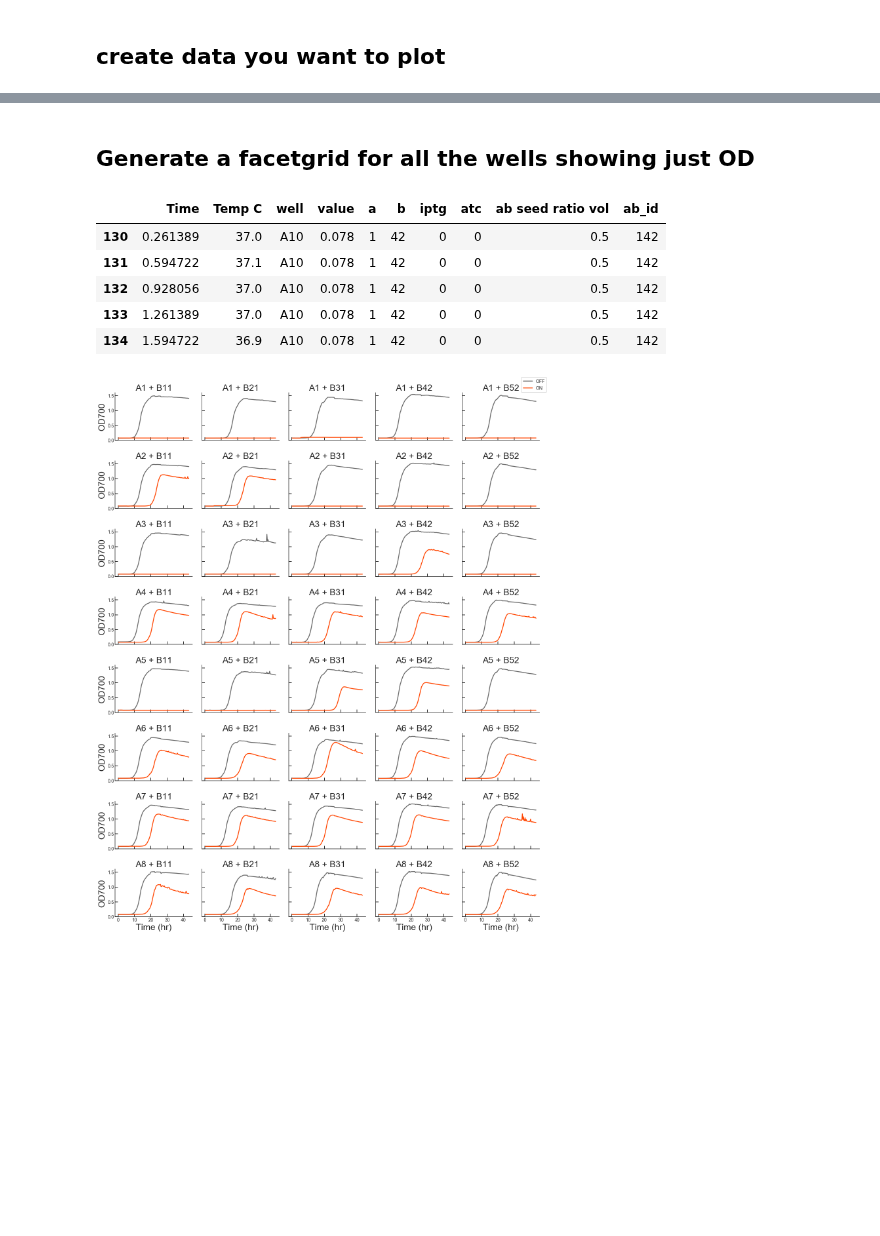
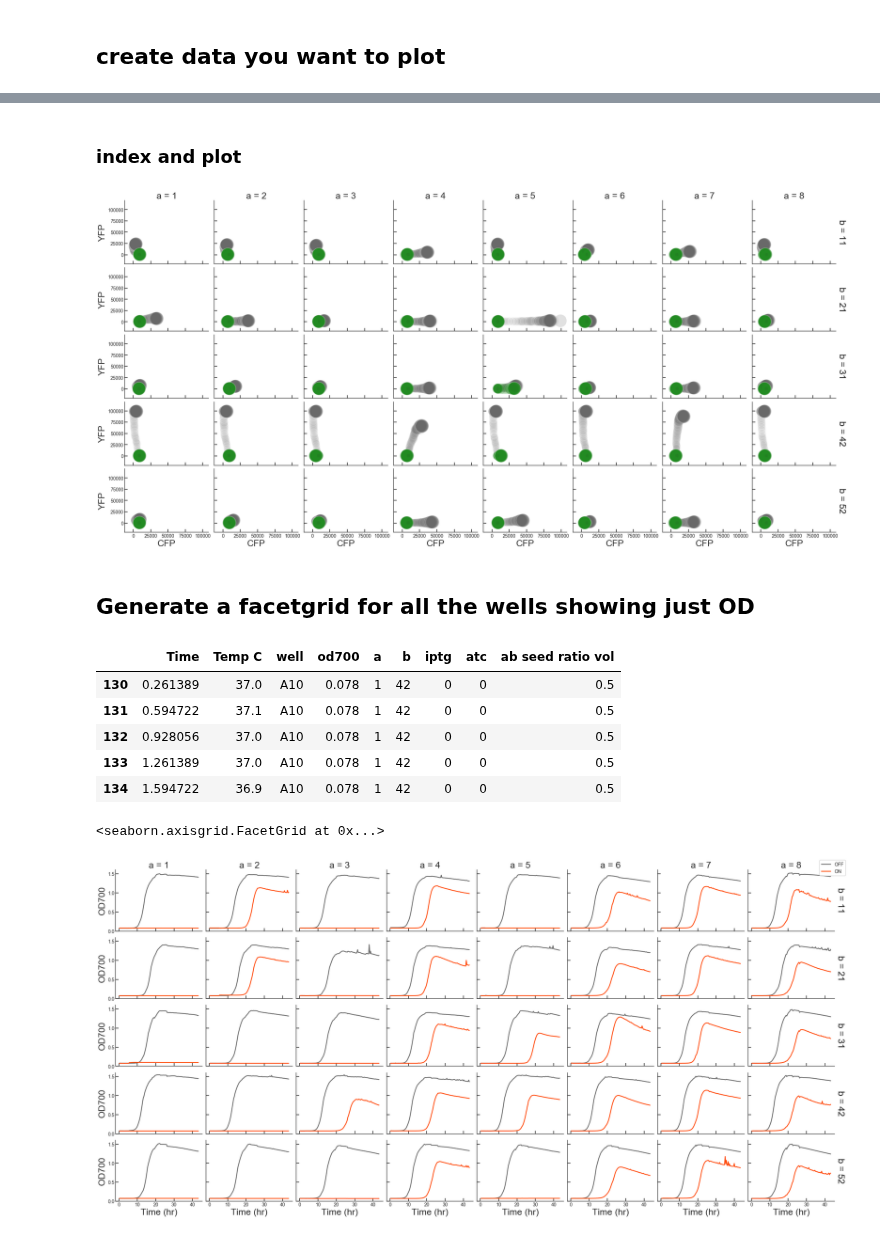
Before and after one commit to geezerbriefs/xpspython, a Jupyter notebook: biotek/plot A=B biotek data.ipynb, the cells around one changed output, grey strips where cells are left out. Saved outputs shown, nothing was run; the diff lists cells and outputs as text; code cells hidden in the pictures; blank space fills up the shorter version.

```diff
--- a/biotek/plot A=B biotek data.ipynb
+++ b/biotek/plot A=B biotek data.ipynb
@@ -73,4 +66,4 @@ odict_keys(['OD700', 'CFP61', 'CFP100', 'YFP61', 'YFP100', 'Exp', 'IDs', 'OD700_
 # %%
 sheets_to_plot = [x for x in data_dict.keys() if '_tidy' in x]
 # %%
-ot, c61, c100, y61, y100 = [data_dict[sheet] for sheet in sheets_to_plot]
+ot, c61, c100, y61, y100, norm_fluor = [data_dict[sheet] for sheet in sheets_to_plot]
@@ -76,0 +94,2 @@ ot, c61, c100, y61, y100 = [data_dict[sheet] for sheet in sheets_to_plot]
+# %% [markdown]
+### index and plot
@@ -76,0 +117,20 @@ ot, c61, c100, y61, y100 = [data_dict[sheet] for sheet in sheets_to_plot]
+# %%
+colors = ['forestgreen', 'dimgray']
+
+g = sns.FacetGrid(norm_fluor.loc[idx2], col="a", row = 'b',
+                  height=3, aspect=1.3, margin_titles=True, legend_out=True)
+
+
+g.map_dataframe(scatter_on_off, "c_sub", "y_sub", colors=colors, alpha=0.1, s=(100,1550))
+
+
+g.set_titles("")
+g.set_axis_labels('CFP', "YFP")
+
+#fix the titles
+axes = g.axes.flatten()
+
+# for ax in axes:
+#     ax.title.set_text(fix_title(ax))
+# %% [output]
+[figure, added]
@@ -100,31 +162,32 @@ i = idx1 #& idx2
 # %%
 ot.loc[i].head()
 # %% [output]
-|  | Time | Temp C | well | value | a | b | iptg | atc | ab seed ratio vol | ab_id |
-| 130 | 0.261389 | 37.0 | A10 | 0.078 | 1 | 42 | 0 | 0 | 0.5 | 142 |
-| 131 | 0.594722 | 37.1 | A10 | 0.078 | 1 | 42 | 0 | 0 | 0.5 | 142 |
-| 132 | 0.928056 | 37.0 | A10 | 0.078 | 1 | 42 | 0 | 0 | 0.5 | 142 |
-| 133 | 1.261389 | 37.0 | A10 | 0.078 | 1 | 42 | 0 | 0 | 0.5 | 142 |
-| 134 | 1.594722 | 36.9 | A10 | 0.078 | 1 | 42 | 0 | 0 | 0.5 | 142 |
+|  | Time | Temp C | well | od700 | a | b | iptg | atc | ab seed ratio vol |
+| 130 | 0.261389 | 37.0 | A10 | 0.078 | 1 | 42 | 0 | 0 | 0.5 |
+| 131 | 0.594722 | 37.1 | A10 | 0.078 | 1 | 42 | 0 | 0 | 0.5 |
+| 132 | 0.928056 | 37.0 | A10 | 0.078 | 1 | 42 | 0 | 0 | 0.5 |
+| 133 | 1.261389 | 37.0 | A10 | 0.078 | 1 | 42 | 0 | 0 | 0.5 |
+| 134 | 1.594722 | 36.9 | A10 | 0.078 | 1 | 42 | 0 | 0 | 0.5 |
 # %%
 pal = {0 : "dimgray", 1 : 'orangered'}
 
-g = sns.FacetGrid(ot.loc[i], col="ab_id", hue='iptg', palette=pal,
-                  col_wrap=5, height=3, aspect=1.3, ylim=(0,1.6), margin_titles=True, legend_out=True)
+g = sns.FacetGrid(ot.loc[i], col='a', row='b', hue='iptg', palette=pal,
+                  height=3, aspect=1.3, ylim=(0,1.6), margin_titles=True, legend_out=True)
 
 
-g.map(plt.plot, "Time", "value", linewidth=2.5)
+g.map(plt.plot, "Time", "od700", linewidth=2.5)
 
 g.fig.legend(labels=['OFF', 'ON'])
 
 g.set_titles("{col_name}")
 g.set_axis_labels('Time (hr)', "OD700")
 
 #fix the titles
-axes = g.axes.flatten()
+# axes = g.axes.flatten()
 
-for ax in axes:
-    ax.title.set_text(fix_title(ax))
+# for ax in axes:
+#     ax.title.set_text(fix_title(ax))
 # %% [output]
+<seaborn.axisgrid.FacetGrid at 0x...>
-[figure, old version]
+[figure, new version]
 # %%
```
Also changed, not shown: parts of 14 cells of this notebook.
